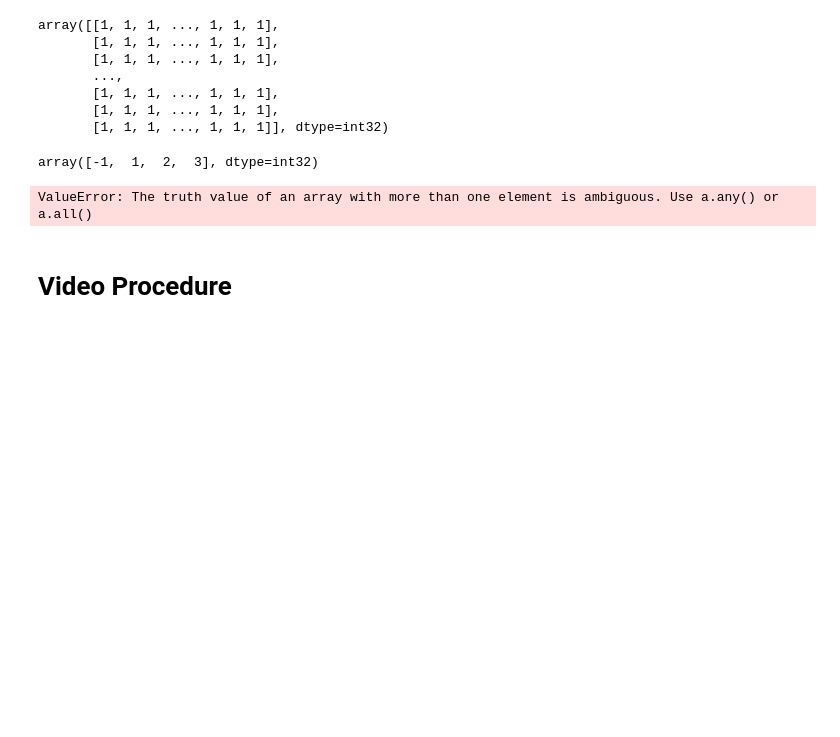
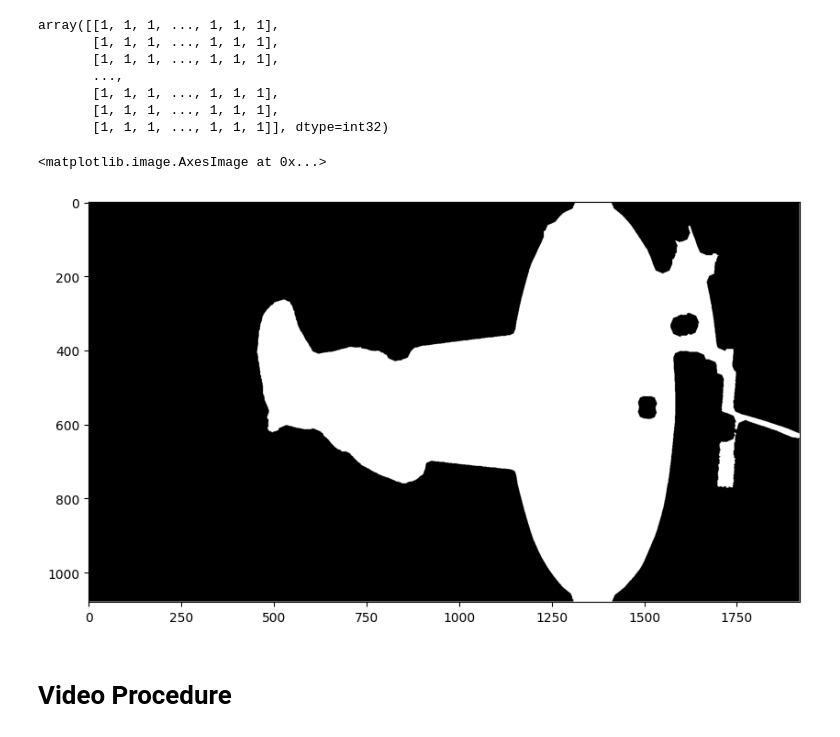
Before and after one commit to zuliani99/Geometric_3D_Computer_Vision_Project, a Jupyter notebook: Assignment1/assignment1.ipynb, the cells around one changed output. Cells and saved outputs as stored; diff of their text form; code cells hidden in the pictures; blank space fills up the shorter version.

```diff
--- a/Assignment1/assignment1.ipynb
+++ b/Assignment1/assignment1.ipynb
@@ -86,20 +89,20 @@ array([[1, 1, 1, ..., 1, 1, 1],
        [1, 1, 1, ..., 1, 1, 1],
        [1, 1, 1, ..., 1, 1, 1]], dtype=int32)
 # %%
-np.unique(markers)
+un_markers_values = np.unique(markers)
-# %% [output]
-array([-1,  1,  2,  3], dtype=int32)
 # %%
 markers = cv.watershed(image, markers)
 image[markers == -1] = [0, 0, 255]  # Mark boundary regions in red
 image[markers == 1] = [0, 0, 0]  # Background regions in black
-image[(markers !=1 & markers != -1).all()] = [255, 255, 255]  # Foreground regions in white
+
+image[markers != 1] = [255, 255, 255]  # Foreground regions in white
 
 
 plt.figure( figsize=(10,10))
 plt.imshow( cv.cvtColor(image, cv.COLOR_BGR2GRAY), cmap="gray")
 # %% [output]
-ValueError: The truth value of an array with more than one element is ambiguous. Use a.any() or a.all()
+<matplotlib.image.AxesImage at 0x...>
+[figure, added]
 # %% [markdown]
 # Video Procedure
 # %%
```
Also changed, not shown: parts of 1 cell of this notebook.
